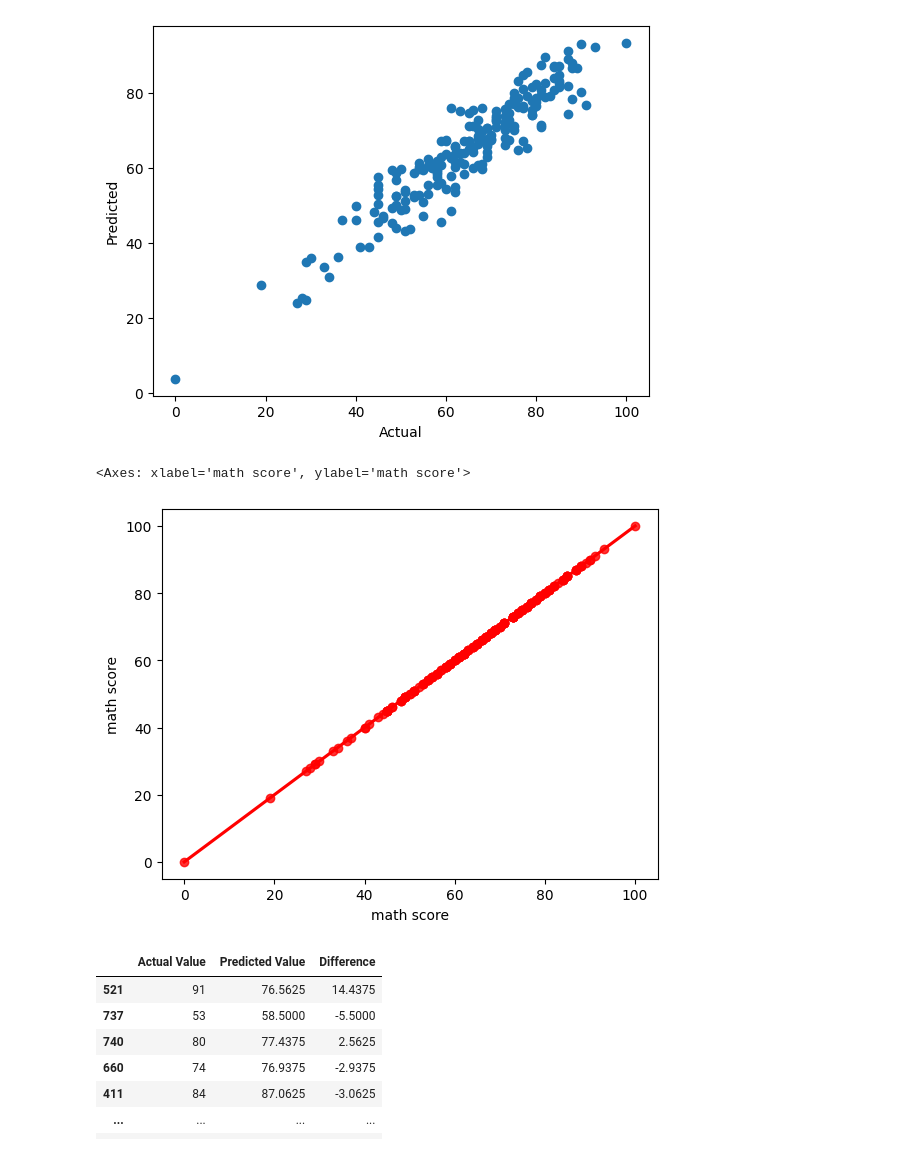
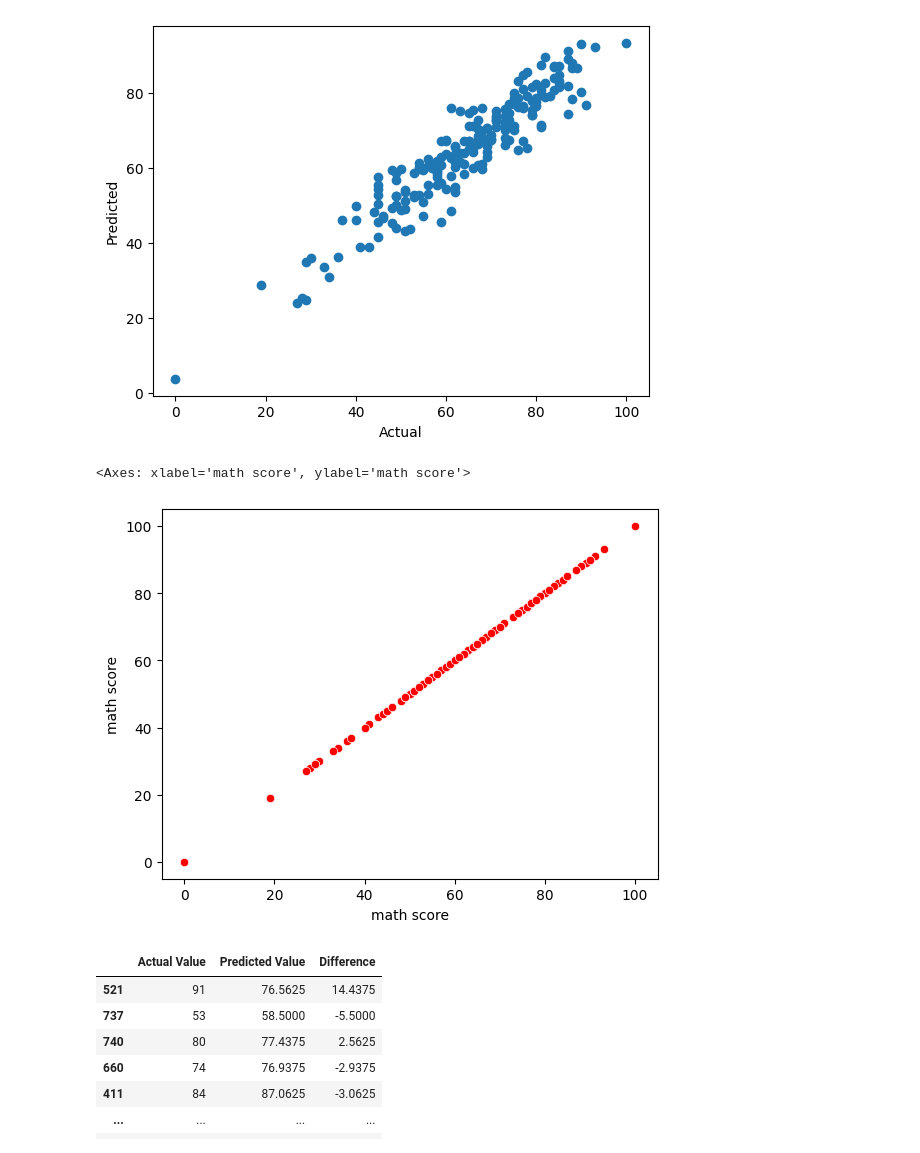
Before and after one commit to manisurya03/MLProjects, a Jupyter notebook: notebook/2. Model training.ipynb, the cells around one changed output. Cells and saved outputs as stored; diff of their text form; code cells hidden in the pictures.

```diff
--- a/notebook/2. Model training.ipynb
+++ b/notebook/2. Model training.ipynb
@@ -172,10 +214,11 @@ plt.ylabel('Predicted')
 Text(0, 0.5, 'Predicted')
 [figure]
 # %%
-sns.regplot(x=y_test,y=y_test,ci=None,color='red')
+
+sns.scatterplot(x=y_test,y=y_test,color='red')
 # %% [output]
 <Axes: xlabel='math score', ylabel='math score'>
-[figure, old version]
+[figure, new version]
 # %%
 pred_df=pd.DataFrame({'Actual Value':y_test,'Predicted Value':y_pred,'Difference':y_test-y_pred})
 # %%
```
Also changed, not shown: parts of 5 cells of this notebook, 5 other files.
